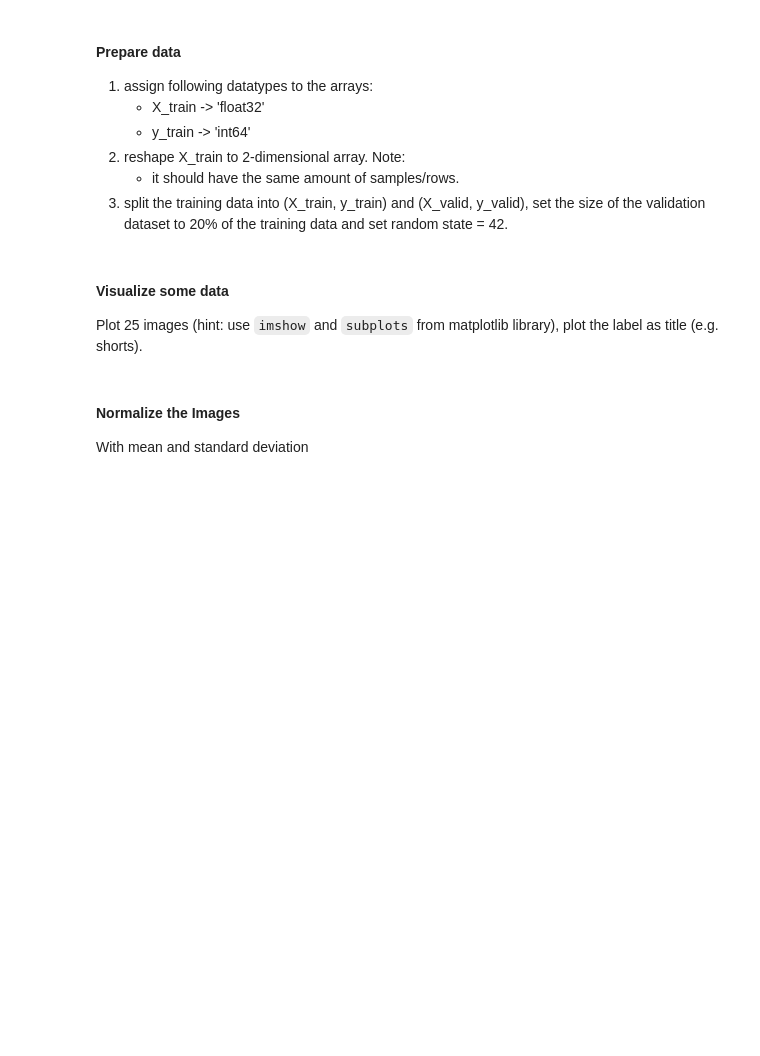
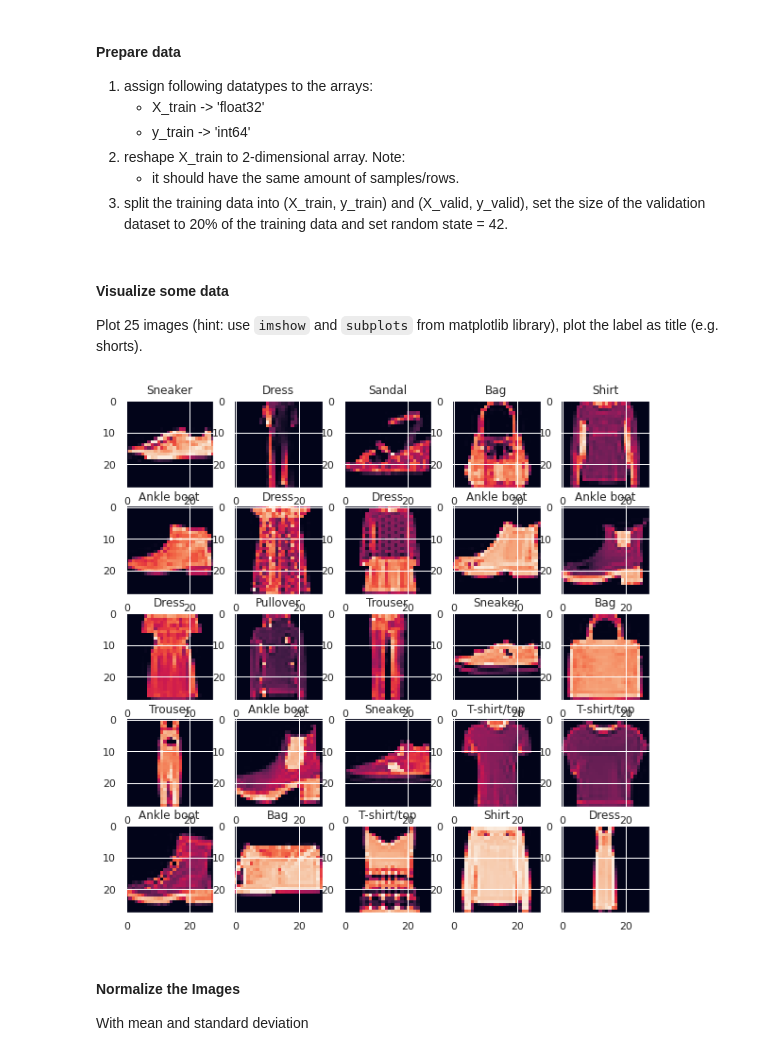
Before and after one commit to mavonarx/MachineLearning, a Jupyter notebook: L04_Polynomial_and_Logistic_Regression_LAB_ASSIGNMENT.ipynb, the cells around one changed output. Saved outputs shown, nothing was run; the diff lists cells and outputs as text; code cells hidden in the pictures; blank space fills up the shorter version.

```diff
--- a/L04_Polynomial_and_Logistic_Regression_LAB_ASSIGNMENT.ipynb
+++ b/L04_Polynomial_and_Logistic_Regression_LAB_ASSIGNMENT.ipynb
@@ -85,0 +131,12 @@ mses_train_poly = []
+# %%
+mses_test_poly = []
+mses_train_poly = []
+
+
+for i in range(0, 12):
+  y_pred_train_poly, y_pred_test_poly, mse_train_poly, mse_test_poly = poly_regression(i)
+  mses_train_poly.append(mse_train_poly)
+  mses_test_poly.append(mse_test_poly)
+
+print(mses_train_poly)
+print(mses_test_poly)
@@ -148,3 +211,9 @@ Note:
+# %%
+X_train = X_train.astype('float32')
+y_train = y_train.astype('int64')
+X_train = X_train.reshape(60000, 28*28)
+
+X_train, X_valid, y_train, y_valid = train_test_split(X_train,y_train,test_size = 0.2, random_state =42)
 # %% [markdown]
 #### Visualize some data
 Plot 25 images (hint: use ``imshow`` and ``subplots`` from matplotlib library), plot the label as title (e.g. shorts).
@@ -154,3 +220,14 @@ plt.figure(figsize=(10,10))
+# %%
+plt.figure(figsize=(10,10))
+
+for i in range(5):
+  for j in range(5):
+    num = i*5+j
+    plt.subplot(5, 5, 5*i + j+1)
+    plt.imshow(X_train[num].reshape(28, 28))
+    plt.title(label_names[y_train[num]])
+# %% [output]
+[figure, added]
 # %% [markdown]
 #### Normalize the Images
 With mean and standard deviation
```
Also changed, not shown: parts of 23 cells of this notebook.
